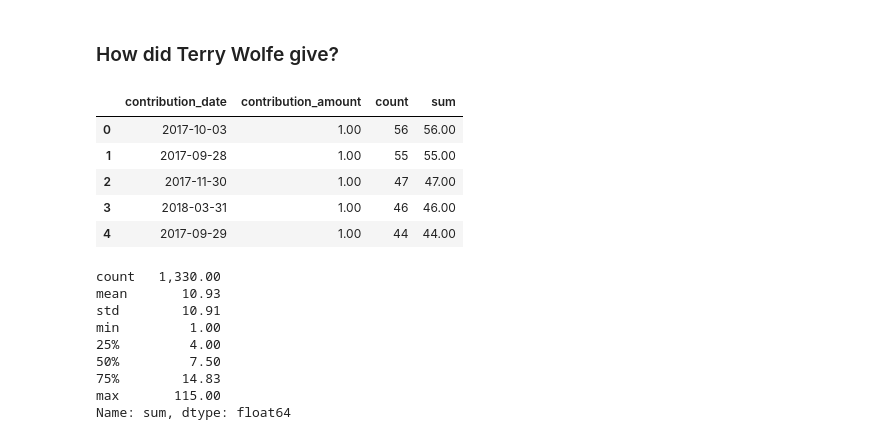
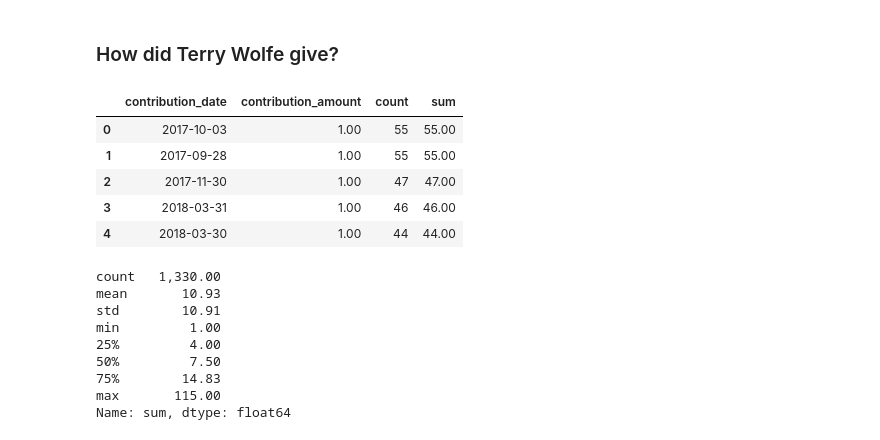
Before and after one commit to PublicI/actblue-analysis, a Jupyter notebook: analysis.ipynb, the cells around one changed output. Cells and saved outputs as stored; diff of their text form; code cells hidden in the pictures.

```diff
--- a/analysis.ipynb
+++ b/analysis.ipynb
@@ -1666,31 +1658,33 @@ Spreadsheet: [actblue_addicts.csv](data/actblue_addicts.csv)
 # %%
 actblue_wolfe = read_or_save(
     'actblue_wolfe',
     lambda: pd.read_sql("""
     SELECT contribution_date,
            contribution_amount,
+
            count(*),
            sum(contribution_amount)
     FROM actblue_contribs
     WHERE contributor_last_name = 'WOLFE'
       AND contributor_first_name = 'TERRY'
       AND cand_office IN ('S',
                           'H')
+      AND cand_pty_affiliation IN ('DEM','DFL')
       AND extract(YEAR
                   FROM contribution_date) >= 2017
     GROUP BY contribution_date,
              contribution_amount
     ORDER BY count(*) DESC
     """, con=conn)
 )
 actblue_wolfe.head(5)
 # %% [output]
 |  | contribution_date | contribution_amount | count | sum |
-| 0 | 2017-10-03 | 1.00 | 56 | 56.00 |
+| 0 | 2017-10-03 | 1.00 | 55 | 55.00 |
 | 1 | 2017-09-28 | 1.00 | 55 | 55.00 |
 | 2 | 2017-11-30 | 1.00 | 47 | 47.00 |
 | 3 | 2018-03-31 | 1.00 | 46 | 46.00 |
-| 4 | 2017-09-29 | 1.00 | 44 | 44.00 |
+| 4 | 2018-03-30 | 1.00 | 44 | 44.00 |
 # %%
 actblue_wolfe['sum'].describe()
 # %% [output]
```
Also changed, not shown: parts of 22 cells of this notebook, 3 other files.
